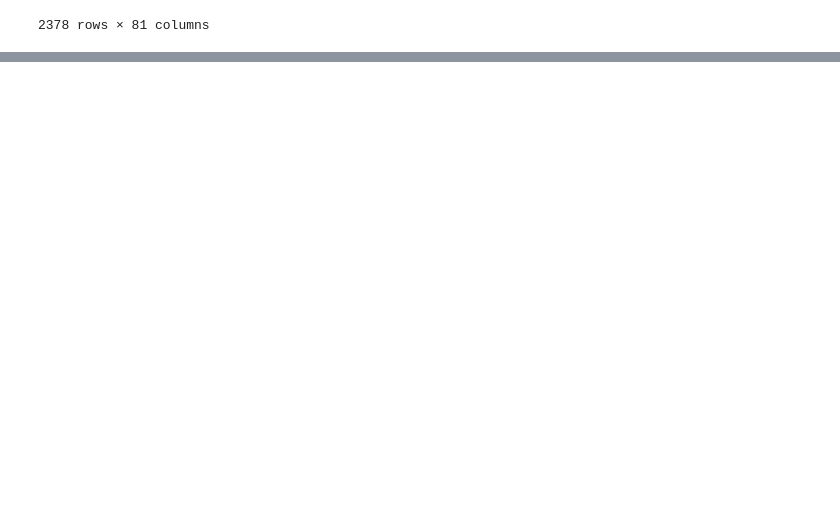
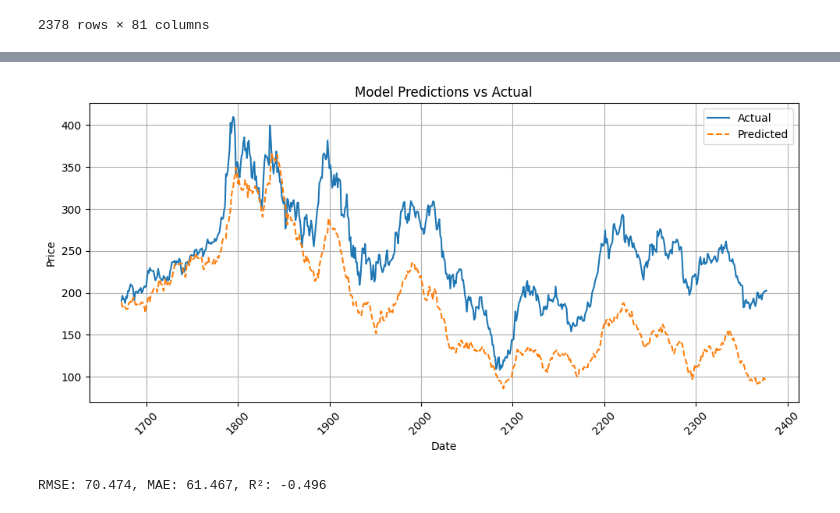
Before and after one commit to Cherry-808/DSS5104-ForecastDL, a Jupyter notebook: notebooks/Finance.ipynb, the cells around one changed output, grey strips where cells are left out. Cells and saved outputs as stored; diff of their text form; code cells hidden in the pictures; blank space fills up the shorter version.

```diff
--- a/notebooks/Finance.ipynb
+++ b/notebooks/Finance.ipynb
@@ -535,0 +292,34 @@ plt.show()
+# %%
+# Step 1: Prepare your dataset
+X_train, X_test, y_train, y_test, scaler, date_index = prepare_lstm_data(combined_data, "Close_TSLA", 30, 0.3)
+
+# Step 2: Build and train the model
+n_features = X_train.shape[2]
+model = build_lstm_model(30, n_features=n_features)
+
+model.fit(X_train, y_train, epochs=10, batch_size=32, validation_data=(X_test, y_test), verbose=1)
+
+# Step 3: Predict and evaluate
+y_pred = model.predict(X_test)
+
+# Determine the correct number of columns from the scaler
+n_total_features = scaler.n_features_in_
+
+# Pad predictions with zeros for inverse transform
+y_pred_full = np.zeros((len(y_pred), n_total_features))
+y_pred_full[:, -1] = y_pred.flatten()
+
+y_test_full = np.zeros((len(y_test), n_total_features))
+y_test_full[:, -1] = y_test.flatten()
+
+# Inverse transform and extract only the target column
+y_pred_inv = scaler.inverse_transform(y_pred_full)[:, -1]
+y_test_inv = scaler.inverse_transform(y_test_full)[:, -1]
+
+# Step 4: Plot results
+plot_predictions(date_index, y_test_inv, y_pred_inv)
+
+# Step 5: Print metrics
+rmse, mae, r2 = evaluate_predictions(y_test_inv, y_pred_inv)
+print(f"RMSE: {rmse:.3f}, MAE: {mae:.3f}, R²: {r2:.3f}")
+# %% [output]
@@ -535,0 +343,2 @@ plt.show()
+[figure, added]
+RMSE: 70.474, MAE: 61.467, R²: -0.496
```
Also changed, not shown: parts of 15 cells of this notebook, 2 other files.
